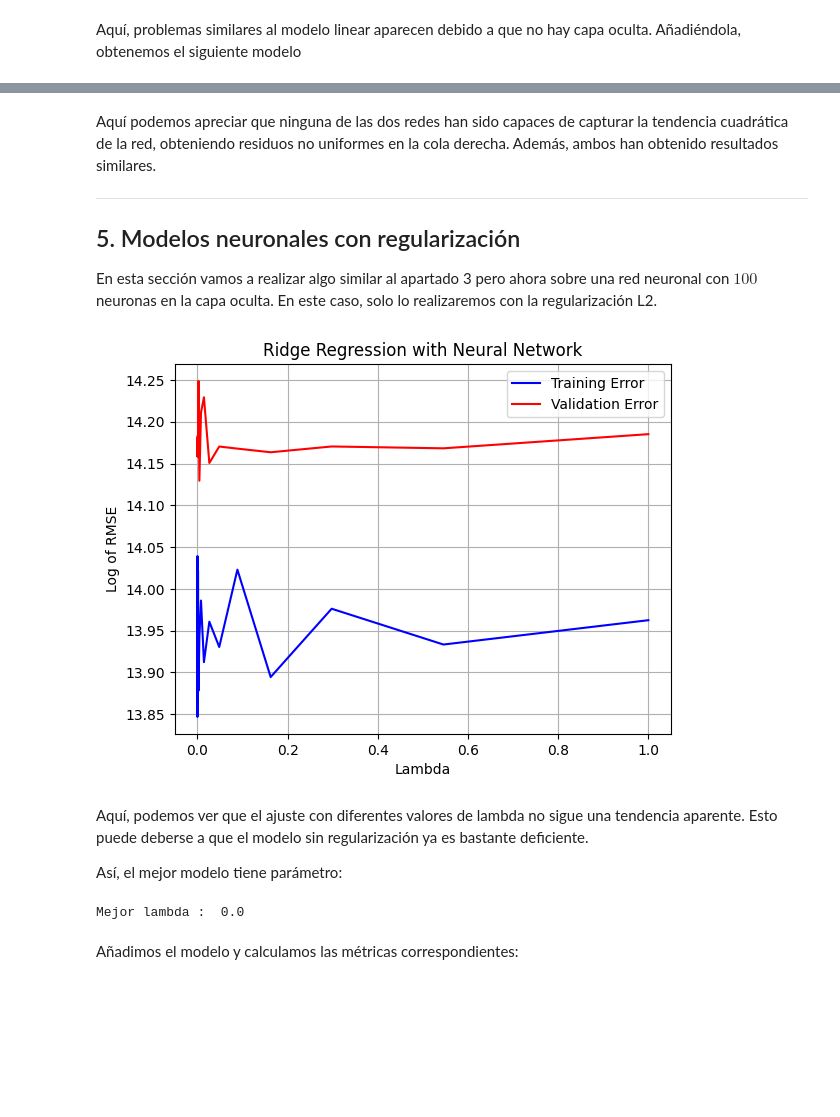
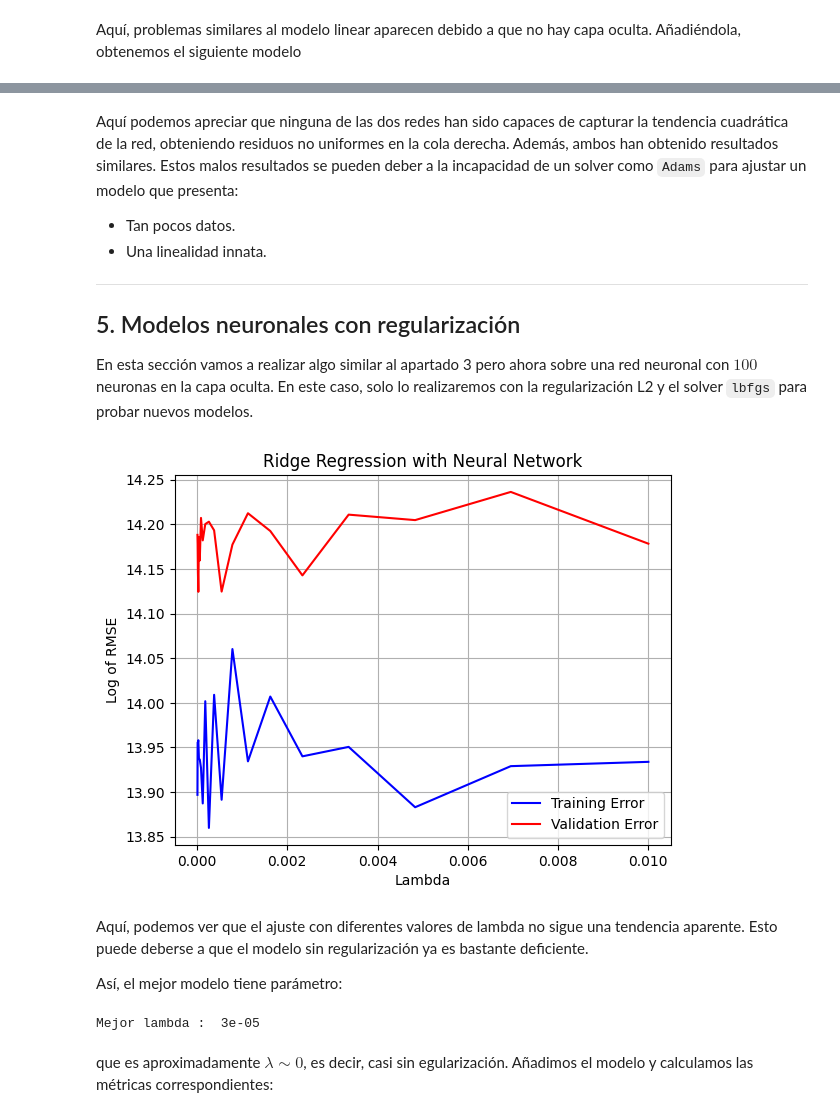
Before and after one commit to Davidjmz12/Automatic-Learning, a Jupyter notebook: Lab-02/P2.ipynb, the cells around one changed output, grey strips where cells are left out. Saved outputs shown, nothing was run; the diff lists cells and outputs as text; code cells hidden in the pictures; blank space fills up the shorter version.

```diff
--- a/Lab-02/P2.ipynb
+++ b/Lab-02/P2.ipynb
@@ -422,7 +422,7 @@ class KValidation():
         """
         Return the best hyperparameter value.
         """
-        return round(self.grid_search.best_params_.get(self.hyperparameter_name),2)
+        return round(self.grid_search.best_params_.get(self.hyperparameter_name),5)
 
     def get_best_model(self):
         """
@@ -642,27 +642,29 @@ model_4_h.compute_metrics()
 # %% [markdown]
-Aquí podemos apreciar que ninguna de las dos redes han sido capaces de capturar la tendencia cuadrática de la red, obteniendo residuos no uniformes en la cola derecha. Además, ambos han obtenido resultados similares.
+Aquí podemos apreciar que ninguna de las dos redes han sido capaces de capturar la tendencia cuadrática de la red, obteniendo residuos no uniformes en la cola derecha. Además, ambos han obtenido resultados similares. Estos malos resultados se pueden deber a la incapacidad de un solver como `Adams` para ajustar un modelo que presenta:
+- Tan pocos datos.
+- Una linealidad innata.
 
 ---
 ## 5. Modelos neuronales con regularización
 
-En esta sección vamos a realizar algo similar al apartado 3 pero ahora sobre una red neuronal con $100$ neuronas en la capa oculta. En este caso, solo lo realizaremos con la regularización L2.
+En esta sección vamos a realizar algo similar al apartado 3 pero ahora sobre una red neuronal con $100$ neuronas en la capa oculta. En este caso, solo lo realizaremos con la regularización L2 y el solver `lbfgs` para probar nuevos modelos.
 # %%
 mod_5_l2 = make_pipeline(
         MinMaxScaler(),
         MLPRegressor(hidden_layer_sizes=(100, ), max_iter=10000, solver='lbfgs')
 )
 
-l_range = np.logspace(-5, 0, 20)
+l_range = np.logspace(-5, -2, 20)
 
 kv_l2_nn = KValidation(x_train, y_train, mod_5_l2, l_range, "mlpregressor__alpha")
 
 # Compute the errors
 kv_l2_nn.compute_errors()
 
 # Plot the errors
 kv_l2_nn.plot_errors(x_label="Lambda", title="Ridge Regression with Neural Network", log=True)
 # %% [output]
-[figure, old version]
+[figure, new version]
 # %% [markdown]
 Aquí, podemos ver que el ajuste con diferentes valores de lambda no sigue una tendencia aparente. Esto puede deberse a que el modelo sin regularización ya es bastante deficiente.
 
@@ -671,9 +673,9 @@ Así, el mejor modelo tiene parámetro:
 # %%
 print("Mejor lambda : ", kv_l2_nn.get_best_hyperparameter())
 # %% [output]
-Mejor lambda :  0.0
+Mejor lambda :  3e-05
 # %% [markdown]
-Añadimos el modelo y calculamos las métricas correspondientes:
+que es aproximadamente $\lambda\sim 0$, es decir, casi sin egularización. Añadimos el modelo y calculamos las métricas correspondientes:
 # %%
 model_5 = LinearRegression(
     x_train, y_train,
```
Also changed, not shown: parts of 14 cells of this notebook.
